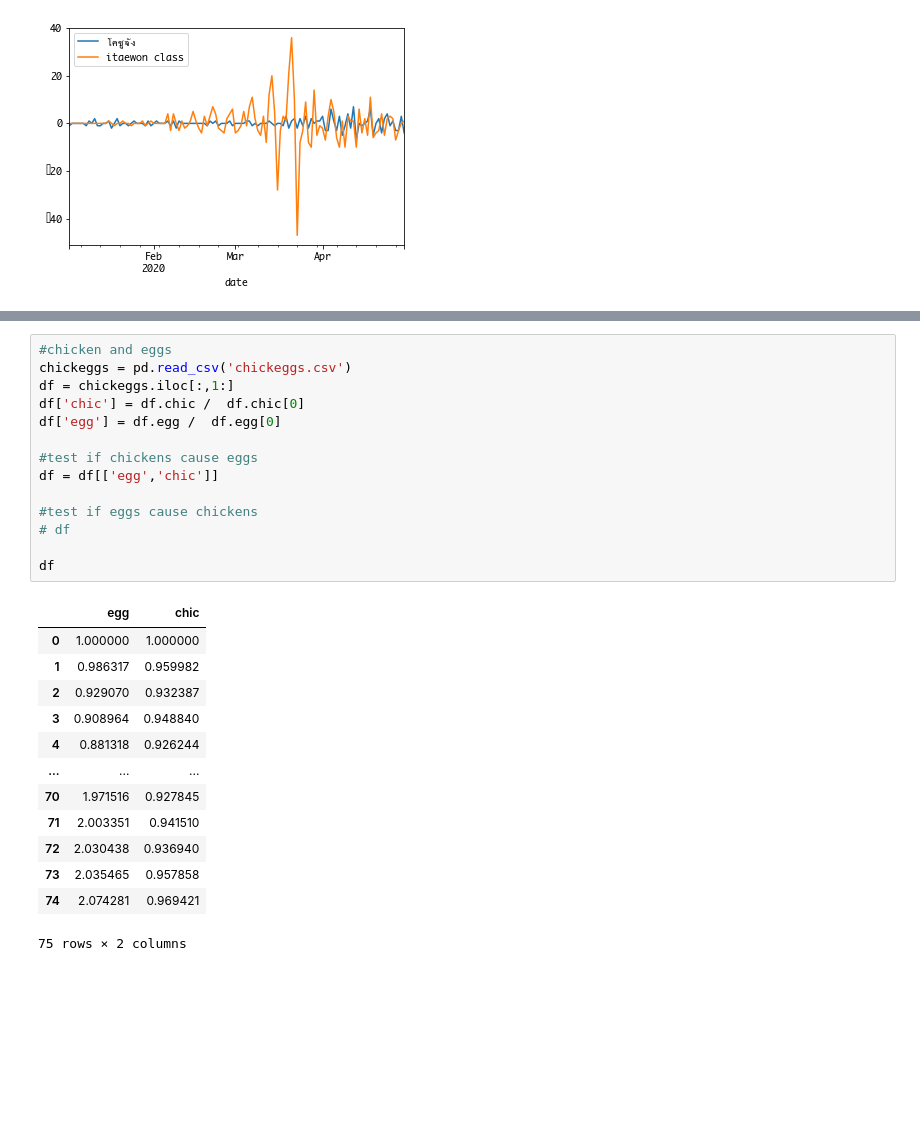
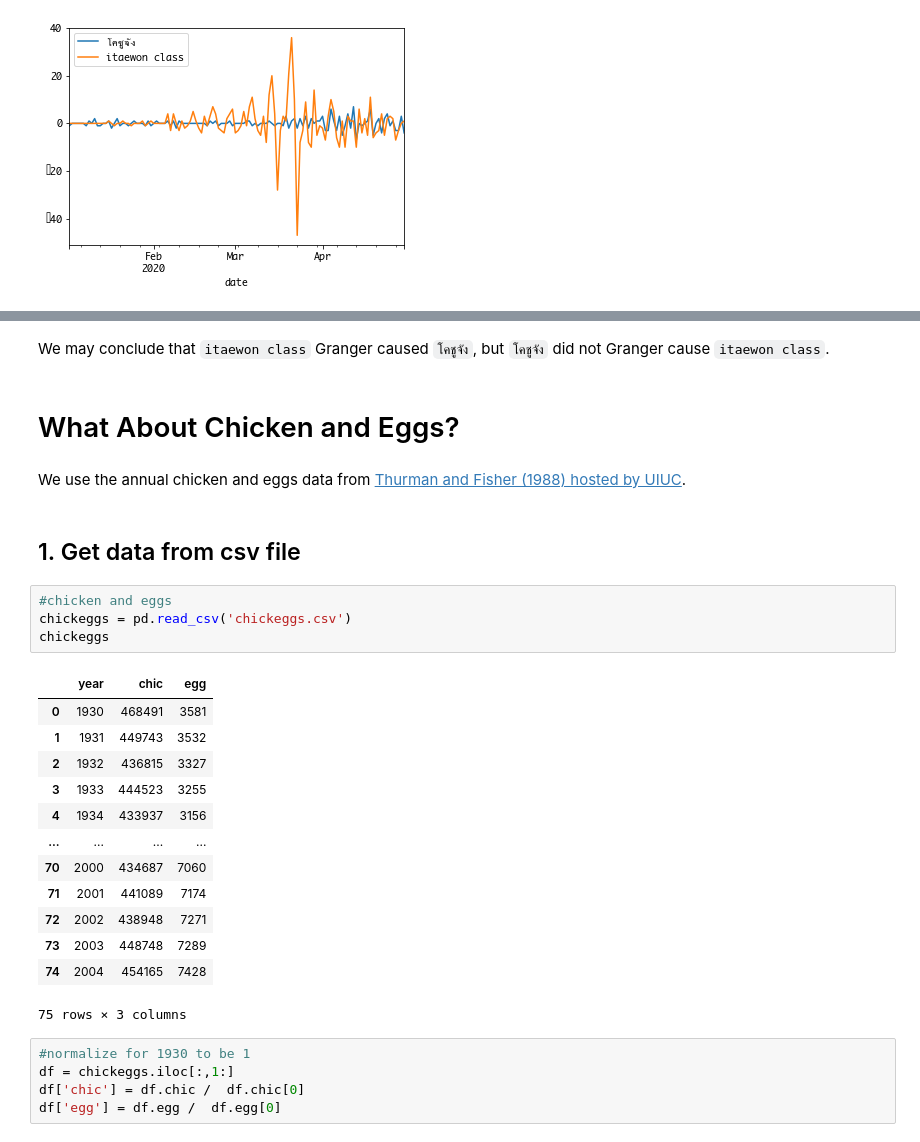
Before and after one commit to cstorm125/granger, a Jupyter notebook: trend_granger.ipynb, the cells around one changed output, grey strips where cells are left out. Saved outputs shown, nothing was run; the diff lists cells and outputs as text; blank space fills up the shorter version.

```diff
--- a/trend_granger.ipynb
+++ b/trend_granger.ipynb
@@ -98,28 +305,31 @@ p_df.iloc[:,1:].plot()
+# %% [markdown]
+We may conclude that `itaewon class` Granger caused `โคชูจัง`, but `โคชูจัง`  did not Granger cause `itaewon class`.
+# %% [markdown]
+# What About Chicken and Eggs?
+# %% [markdown]
+We use the annual chicken and eggs data from [Thurman and Fisher (1988) hosted by UIUC](http://www.econ.uiuc.edu/~econ536/Data/).
+# %% [markdown]
+## 1. Get data from csv file
+# %%
+#chicken and eggs
+chickeggs = pd.read_csv('chickeggs.csv')
+chickeggs
+# %% [output]
+|  | year | chic | egg |
+| 0 | 1930 | 468491 | 3581 |
+| 1 | 1931 | 449743 | 3532 |
+| 2 | 1932 | 436815 | 3327 |
+| 3 | 1933 | 444523 | 3255 |
+| 4 | 1934 | 433937 | 3156 |
+| ... | ... | ... | ... |
+| 70 | 2000 | 434687 | 7060 |
+| 71 | 2001 | 441089 | 7174 |
+| 72 | 2002 | 438948 | 7271 |
+| 73 | 2003 | 448748 | 7289 |
+| 74 | 2004 | 454165 | 7428 |
+75 rows × 3 columns
 # %%
-#chicken and eggs
-chickeggs = pd.read_csv('chickeggs.csv')
+#normalize for 1930 to be 1
 df = chickeggs.iloc[:,1:]
 df['chic'] = df.chic /  df.chic[0]
 df['egg'] = df.egg /  df.egg[0]
-
-#test if chickens cause eggs
-df = df[['egg','chic']]
-
-#test if eggs cause chickens
-# df
-
-df
-# %% [output]
-|  | egg | chic |
-| 0 | 1.000000 | 1.000000 |
-| 1 | 0.986317 | 0.959982 |
-| 2 | 0.929070 | 0.932387 |
-| 3 | 0.908964 | 0.948840 |
-| 4 | 0.881318 | 0.926244 |
-| ... | ... | ... |
-| 70 | 1.971516 | 0.927845 |
-| 71 | 2.003351 | 0.941510 |
-| 72 | 2.030438 | 0.936940 |
-| 73 | 2.035465 | 0.957858 |
-| 74 | 2.074281 | 0.969421 |
-75 rows × 2 columns
```
Also changed, not shown: parts of 76 cells of this notebook, 1 other file.
